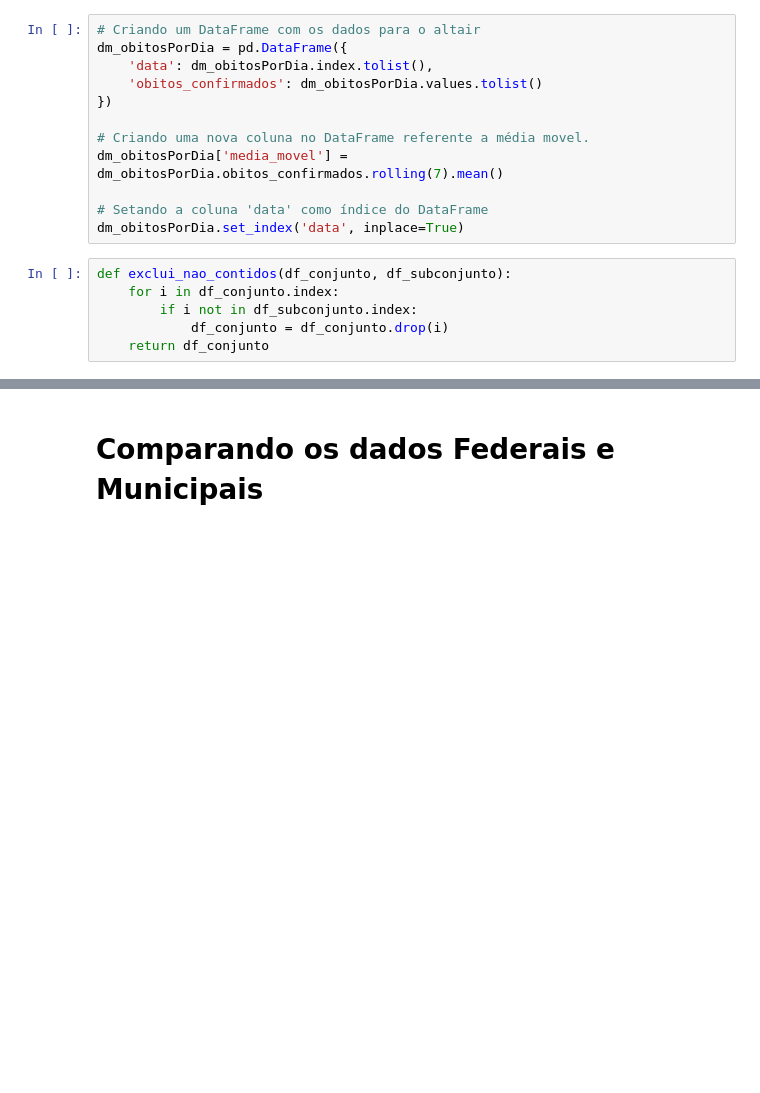
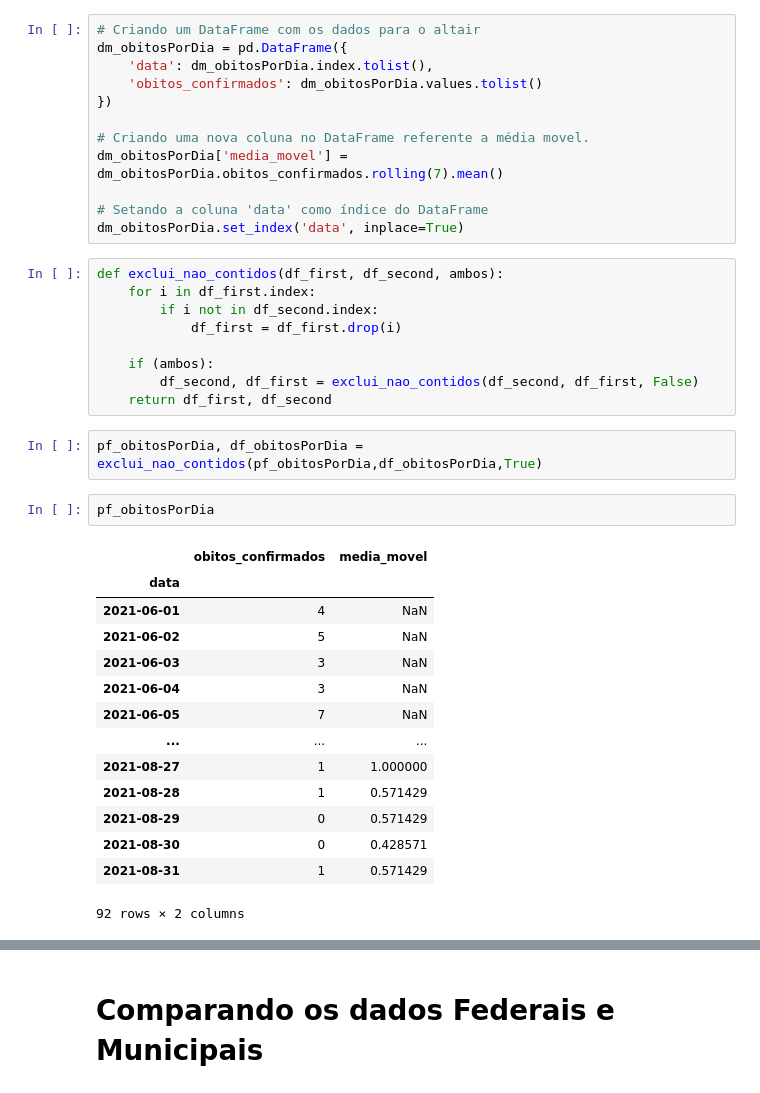
Before and after one commit to lino-ramon/projeto-analise-dados-covid, a Jupyter notebook: analise_dados_obitos.ipynb, the cells around one changed output, grey strips where cells are left out. Cells and saved outputs as stored; diff of their text form; blank space fills up the shorter version.

Commit message:
Função de excluir_nao_contidos incompleta

```diff
--- a/analise_dados_obitos.ipynb
+++ b/analise_dados_obitos.ipynb
@@ -66,8 +66,30 @@ dm_obitosPorDia['media_movel'] = dm_obitosPorDia.obitos_confirmados.rolling(7).m
 # Setando a coluna 'data' como índice do DataFrame
 dm_obitosPorDia.set_index('data', inplace=True)
 # %%
-def exclui_nao_contidos(df_conjunto, df_subconjunto):
-    for i in df_conjunto.index:
-        if i not in df_subconjunto.index:
-            df_conjunto = df_conjunto.drop(i)
-    return df_conjunto
+def exclui_nao_contidos(df_first, df_second, ambos):
+    for i in df_first.index:
+        if i not in df_second.index:
+            df_first = df_first.drop(i)
+
+    if (ambos):
+        df_second, df_first = exclui_nao_contidos(df_second, df_first, False)
+    return df_first, df_second
+# %%
+pf_obitosPorDia, df_obitosPorDia = exclui_nao_contidos(pf_obitosPorDia,df_obitosPorDia,True)
+# %%
+pf_obitosPorDia
+# %% [output]
+|  | obitos_confirmados | media_movel |
+| data |  |  |
+| 2021-06-01 | 4 | NaN |
+| 2021-06-02 | 5 | NaN |
+| 2021-06-03 | 3 | NaN |
+| 2021-06-04 | 3 | NaN |
+| 2021-06-05 | 7 | NaN |
+| ... | ... | ... |
+| 2021-08-27 | 1 | 1.000000 |
+| 2021-08-28 | 1 | 0.571429 |
+| 2021-08-29 | 0 | 0.571429 |
+| 2021-08-30 | 0 | 0.428571 |
+| 2021-08-31 | 1 | 0.571429 |
+92 rows × 2 columns
```
Also changed, not shown: parts of 2 cells of this notebook.
